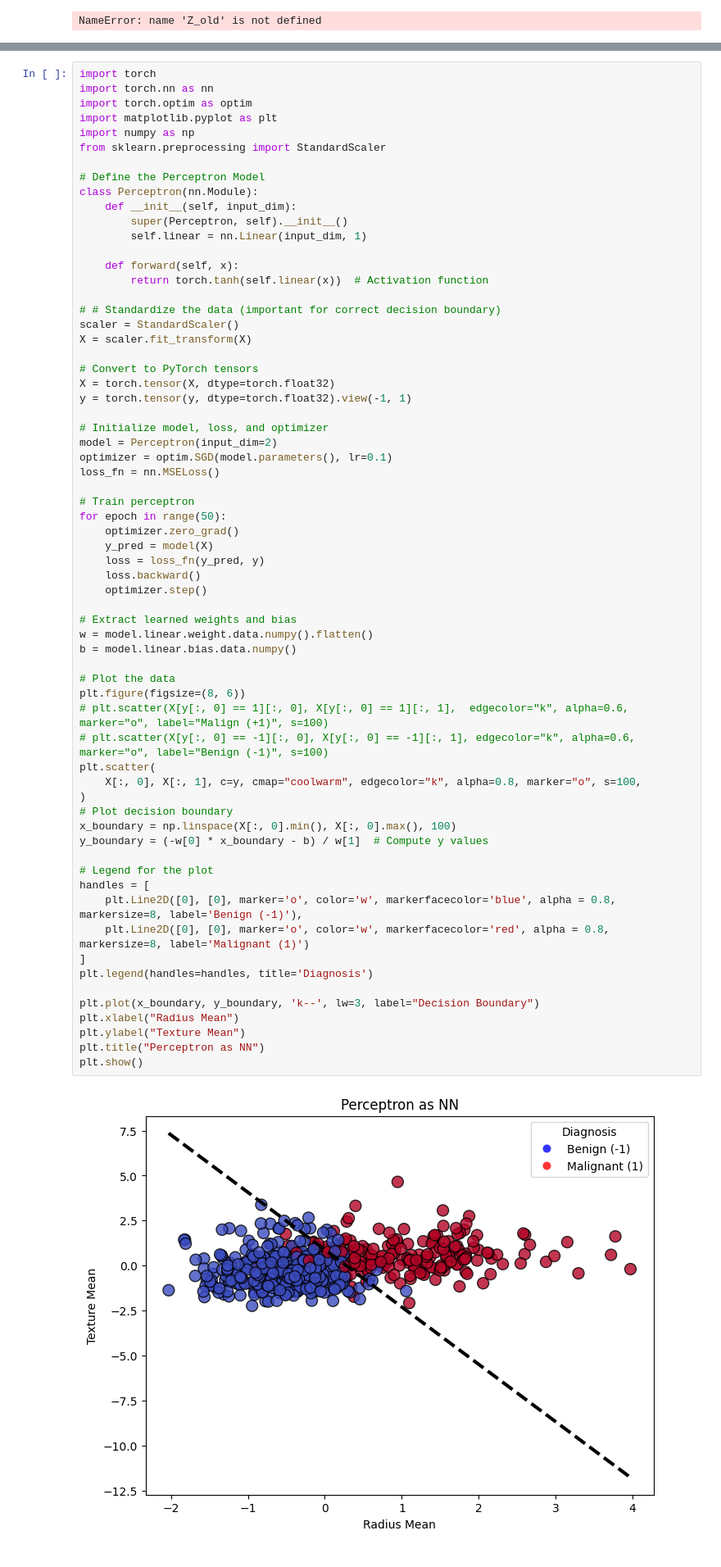
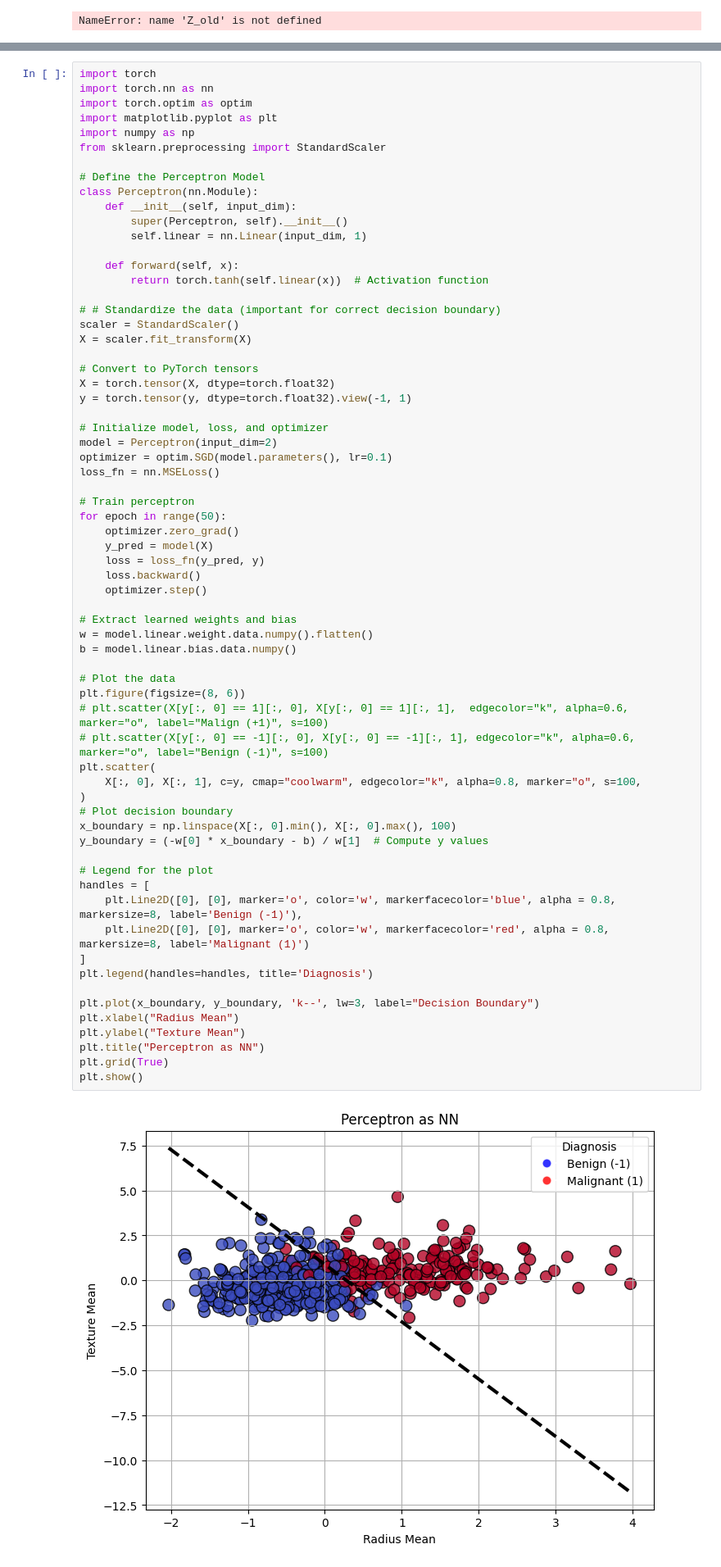
Before and after one commit to GianmarcoAndreana/NNDL, a Jupyter notebook: WDBC_SVM.ipynb, the cells around one changed output, grey strips where cells are left out. Shown at 82% size. Cells and saved outputs as stored; diff of their text form.

```diff
--- a/WDBC_SVM.ipynb
+++ b/WDBC_SVM.ipynb
@@ -665,31 +665,32 @@ for epoch in range(50):
     optimizer.step()
 
 # Extract learned weights and bias
 w = model.linear.weight.data.numpy().flatten()
 b = model.linear.bias.data.numpy()
 
 # Plot the data
 plt.figure(figsize=(8, 6))
 # plt.scatter(X[y[:, 0] == 1][:, 0], X[y[:, 0] == 1][:, 1],  edgecolor="k", alpha=0.6, marker="o", label="Malign (+1)", s=100)
 # plt.scatter(X[y[:, 0] == -1][:, 0], X[y[:, 0] == -1][:, 1], edgecolor="k", alpha=0.6, marker="o", label="Benign (-1)", s=100)
 plt.scatter(
     X[:, 0], X[:, 1], c=y, cmap="coolwarm", edgecolor="k", alpha=0.8, marker="o", s=100,
 )
 # Plot decision boundary
 x_boundary = np.linspace(X[:, 0].min(), X[:, 0].max(), 100)
 y_boundary = (-w[0] * x_boundary - b) / w[1]  # Compute y values
 
 # Legend for the plot
 handles = [
     plt.Line2D([0], [0], marker='o', color='w', markerfacecolor='blue', alpha = 0.8, markersize=8, label='Benign (-1)'),
     plt.Line2D([0], [0], marker='o', color='w', markerfacecolor='red', alpha = 0.8, markersize=8, label='Malignant (1)')
 ]
 plt.legend(handles=handles, title='Diagnosis')
 
 plt.plot(x_boundary, y_boundary, 'k--', lw=3, label="Decision Boundary")
 plt.xlabel("Radius Mean")
 plt.ylabel("Texture Mean")
 plt.title("Perceptron as NN")
+plt.grid(True)
 plt.show()
 # %% [output]
-[figure, old version]
+[figure, new version]
```
